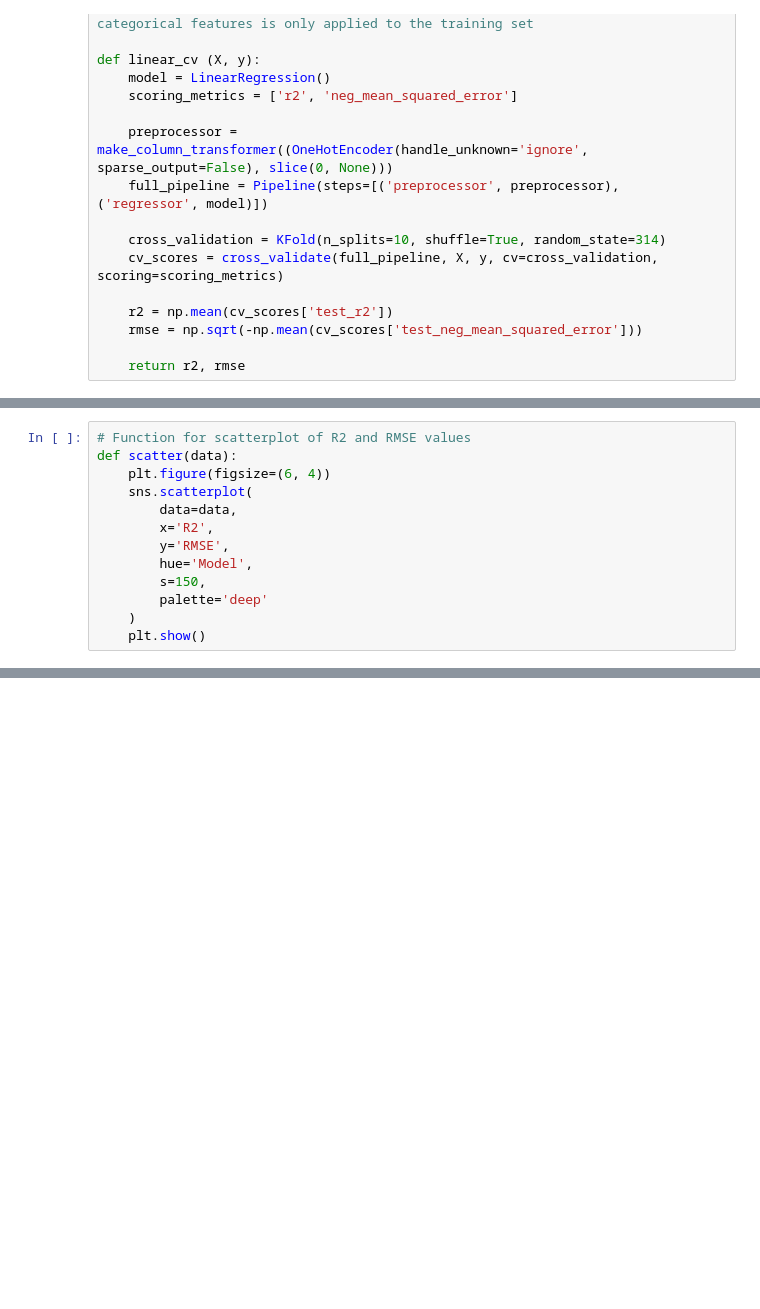
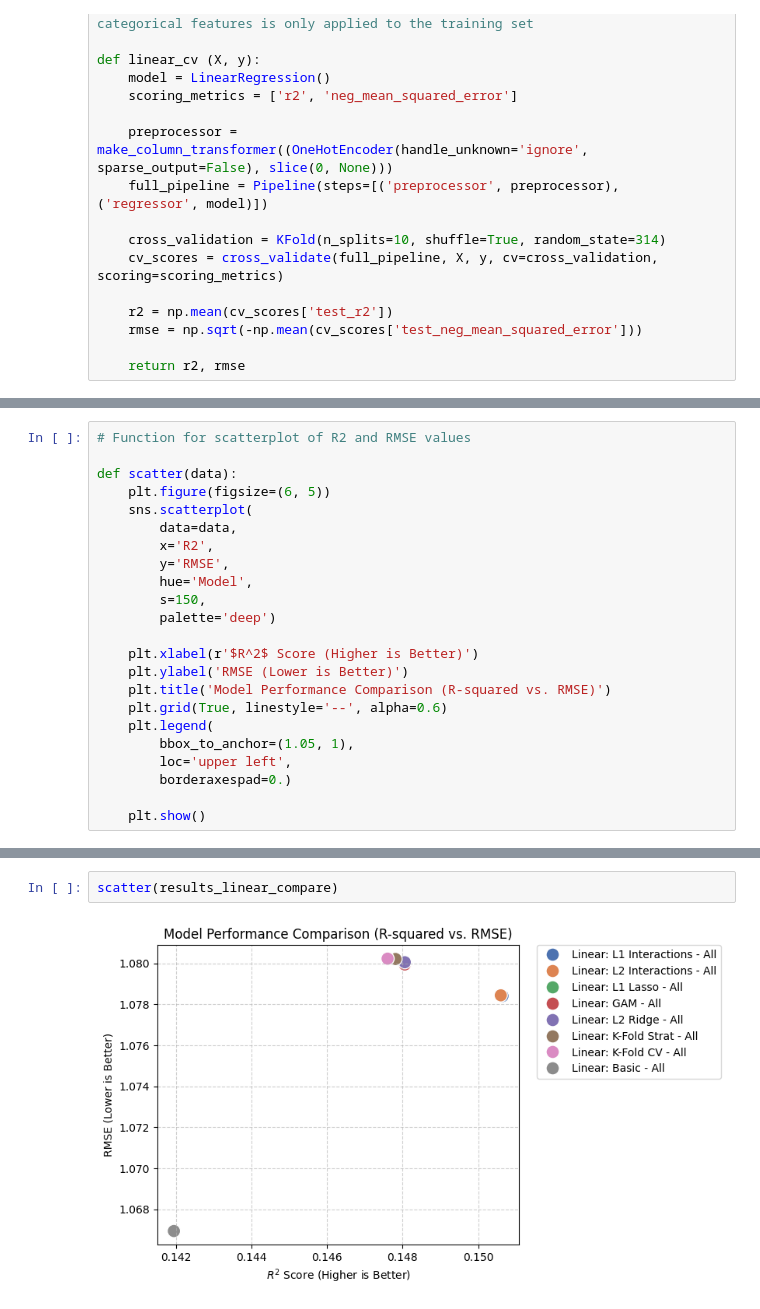
Before and after one commit to gburden6/INFO698-Fall2025-GB-PM, a Jupyter notebook: INFO698_McManus.ipynb, the cells around one changed output, grey strips where cells are left out. Cells and saved outputs as stored; diff of their text form; blank space fills up the shorter version.

```diff
--- a/INFO698_McManus.ipynb
+++ b/INFO698_McManus.ipynb
@@ -215,14 +331,24 @@ def feature_set_models(feature_sets, results):
 # %%
 # Function for scatterplot of R2 and RMSE values
+
 def scatter(data):
-    plt.figure(figsize=(6, 4))
+    plt.figure(figsize=(6, 5))
     sns.scatterplot(
         data=data,
         x='R2',
         y='RMSE',
         hue='Model',
         s=150,
-        palette='deep'
-    )
+        palette='deep')
+
+    plt.xlabel(r'$R^2$ Score (Higher is Better)')
+    plt.ylabel('RMSE (Lower is Better)')
+    plt.title('Model Performance Comparison (R-squared vs. RMSE)')
+    plt.grid(True, linestyle='--', alpha=0.6)
+    plt.legend(
+        bbox_to_anchor=(1.05, 1),
+        loc='upper left',
+        borderaxespad=0.)
+
     plt.show()
 # %%
@@ -233,0 +521,4 @@ def bar(data):
+# %%
+scatter(results_linear_compare)
+# %% [output]
+[figure, added]
```
Also changed, not shown: parts of 41 cells of this notebook.
